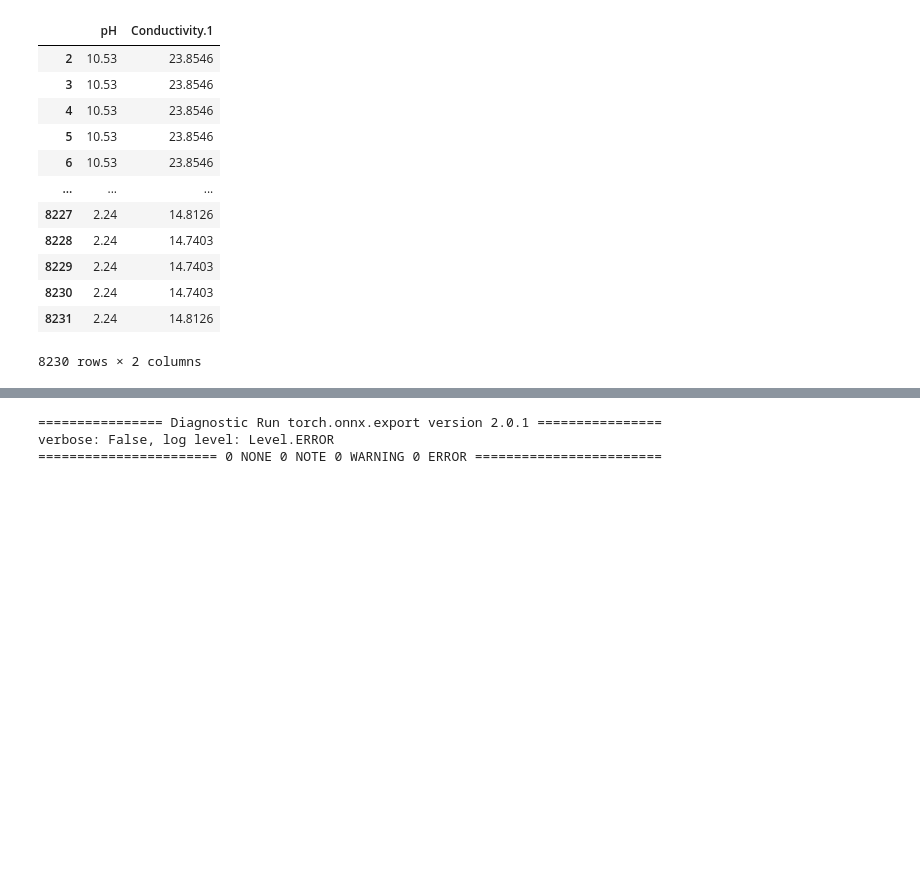
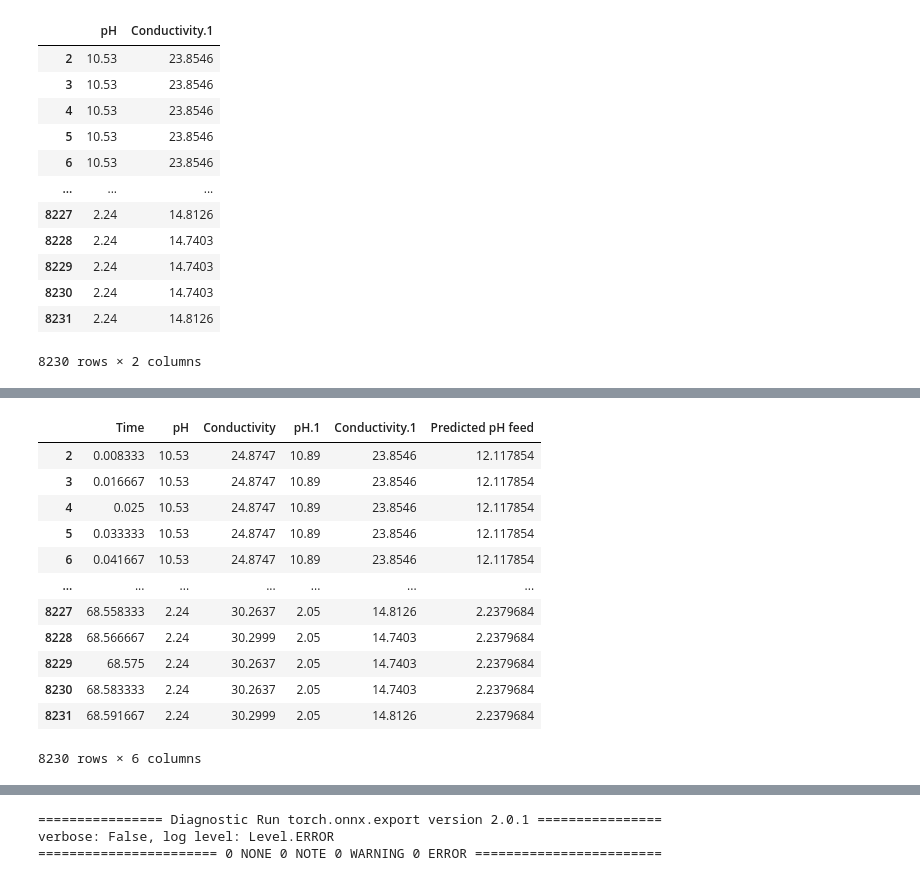
Before and after one commit to ShockOfWave/membrane_robot_project, a Jupyter notebook: notebooks/evaluation.ipynb, the cells around one changed output, grey strips where cells are left out. Drawn from its saved outputs; the diff is of its cells as text; code cells hidden in the pictures; blank space fills up the shorter version.

```diff
--- a/notebooks/evaluation.ipynb
+++ b/notebooks/evaluation.ipynb
@@ -53,3 +56,23 @@ prepared_data
 | 8230 | 2.24 | 14.7403 |
 | 8231 | 2.24 | 14.8126 |
 8230 rows × 2 columns
+# %%
+X_data = prepared_data[prepared_data.columns[-1]].values
+y_data = prepared_data[prepared_data.columns[0]].values
+
+loaded_model.eval()
+preds = []
+for value in X_data:
+    pred = loaded_model.predict([value])
+    preds.append(pred)
+
+import numpy as np
+
+save_df = pd.DataFrame(data={
+    'time': time,
+    'pH feed': y_data,
+    'Conductivity premeate': X_data,
+    'Predicted pH': preds
+})
+save_df.to_csv('save_df.csv')
+save_df
@@ -56 +93,19 @@ prepared_data
+# %%
+df_cscl_kcl['Predicted pH feed'] = preds
+df_cscl_kcl.to_csv('save_df.csv')
+df_cscl_kcl
+# %% [output]
+|  | Time | pH | Conductivity | pH.1 | Conductivity.1 | Predicted pH feed |
+| 2 | 0.008333 | 10.53 | 24.8747 | 10.89 | 23.8546 | 12.117854 |
+| 3 | 0.016667 | 10.53 | 24.8747 | 10.89 | 23.8546 | 12.117854 |
+| 4 | 0.025 | 10.53 | 24.8747 | 10.89 | 23.8546 | 12.117854 |
+| 5 | 0.033333 | 10.53 | 24.8747 | 10.89 | 23.8546 | 12.117854 |
+| 6 | 0.041667 | 10.53 | 24.8747 | 10.89 | 23.8546 | 12.117854 |
+| ... | ... | ... | ... | ... | ... | ... |
+| 8227 | 68.558333 | 2.24 | 30.2637 | 2.05 | 14.8126 | 2.2379684 |
+| 8228 | 68.566667 | 2.24 | 30.2999 | 2.05 | 14.7403 | 2.2379684 |
+| 8229 | 68.575 | 2.24 | 30.2637 | 2.05 | 14.7403 | 2.2379684 |
+| 8230 | 68.583333 | 2.24 | 30.2637 | 2.05 | 14.7403 | 2.2379684 |
+| 8231 | 68.591667 | 2.24 | 30.2999 | 2.05 | 14.8126 | 2.2379684 |
+8230 rows × 6 columns
 # %%
```
Also changed, not shown: parts of 10 cells of this notebook, 12 other files.
